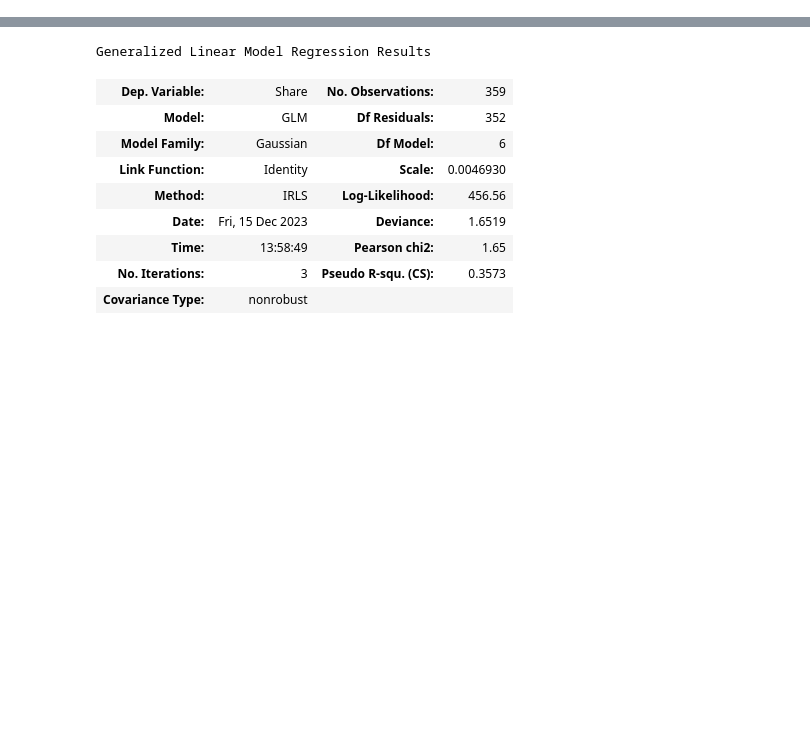
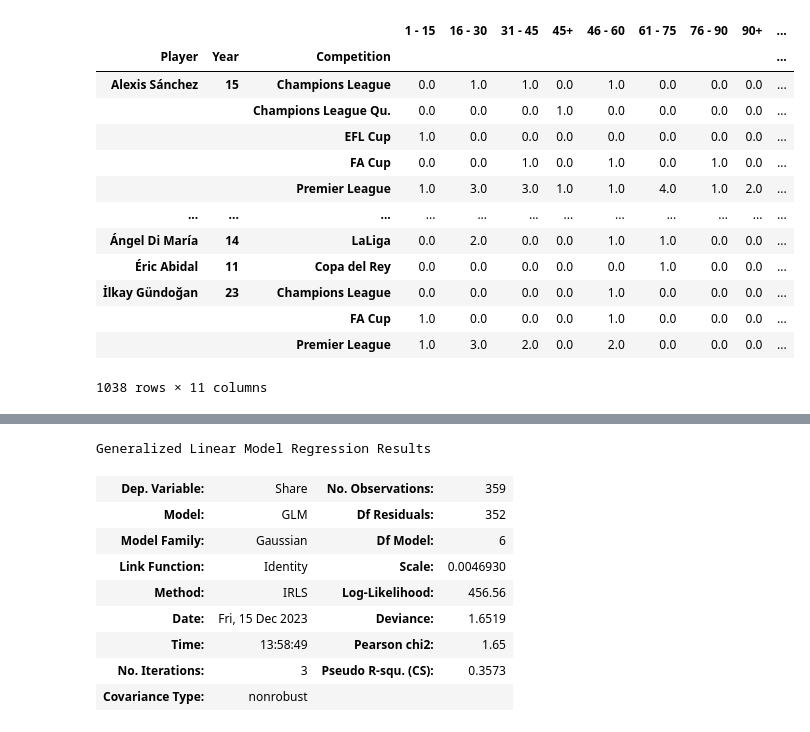
Before and after one commit to TheJarmanitor/outplayed, a Jupyter notebook: notebooks/baseline_glm.ipynb, the cells around one changed output, grey strips where cells are left out. Drawn from its saved outputs; the diff is of its cells as text; code cells hidden in the pictures; blank space fills up the shorter version.

```diff
--- a/notebooks/baseline_glm.ipynb
+++ b/notebooks/baseline_glm.ipynb
@@ -18,23 +34,51 @@ df = df.query('Season >= 8 & Season <=23')
 # %%
 bdo23 = ballon_dor.copy()
 # bdo23 = ballon_dor.query('Year == 23')
 bdo23 = bdo23[['Player', 'Share', 'Year']]
 
 stats23 = df.copy()
 stats23 = stats23.rename(columns={'Season' : 'Year'})
 stats23 = stats23.replace('-', 0)
 
 stats23 = pd.merge(stats23, bdo23, on=['Player', 'Year'], how='inner')
 
 # stats23 = pd.get_dummies(stats23, columns=['Competition'])
-stats23 = stats23.drop(columns=[ 'Club', 'Competition'])
+stats23 = stats23.drop(columns=[ 'Club'])
 
 stats23 = stats23.replace(np.nan, 0)
 stats23 = stats23.query('Share != -inf')
 
 stats23 = stats23.dropna(subset=stats23.select_dtypes(include=[float]).columns)
-stats23 = stats23.set_index('Player')
-stats23 = stats23.astype(float)
-aggs = {i: 'sum' for i in stats23.columns if i != 'Share'}
-aggs['Share'] = 'mean'
-stats23 = stats23.groupby(['Player', 'Year']).agg(aggs)
+# stats23 = stats23.set_index(['Player', 'Year'])
+
+# aggs = {i: 'sum' for i in stats23.columns if i not in  ['Share', 'Competition', 'Player', 'Year']}
+# aggs = {'Total' : 'sum'}
+# aggs['Share'] = 'mean'
+
+for i in stats23.columns:
+    if i not in ['Share', 'Competition', 'Player', 'Year']:
+        stats23[i] = stats23[i].astype(float)
+
+# stats23 = pd.get_dummies(stats23, columns=['Competition'])
+
+# stats23 = stats23.groupby(['Player', 'Year']).agg(aggs)
+# stats23 = stats23.astype(float)
+
+# stats23.reset_index(inplace=True)
+
+pd.pivot_table(stats23, index=['Player', 'Year', 'Competition'], aggfunc=np.sum)
+# %% [output]
+|  |  |  | 1 - 15 | 16 - 30 | 31 - 45 | 45+ | 46 - 60 | 61 - 75 | 76 - 90 | 90+ | ... |
+| Player | Year | Competition |  |  |  |  |  |  |  |  | ... |
+| Alexis Sánchez | 15 | Champions League | 0.0 | 1.0 | 1.0 | 0.0 | 1.0 | 0.0 | 0.0 | 0.0 | ... |
+|  |  | Champions League Qu. | 0.0 | 0.0 | 0.0 | 1.0 | 0.0 | 0.0 | 0.0 | 0.0 | ... |
+|  |  | EFL Cup | 1.0 | 0.0 | 0.0 | 0.0 | 0.0 | 0.0 | 0.0 | 0.0 | ... |
+|  |  | FA Cup | 0.0 | 0.0 | 1.0 | 0.0 | 1.0 | 0.0 | 1.0 | 0.0 | ... |
+|  |  | Premier League | 1.0 | 3.0 | 3.0 | 1.0 | 1.0 | 4.0 | 1.0 | 2.0 | ... |
+| ... | ... | ... | ... | ... | ... | ... | ... | ... | ... | ... | ... |
+| Ángel Di María | 14 | LaLiga | 0.0 | 2.0 | 0.0 | 0.0 | 1.0 | 1.0 | 0.0 | 0.0 | ... |
+| Éric Abidal | 11 | Copa del Rey | 0.0 | 0.0 | 0.0 | 0.0 | 0.0 | 1.0 | 0.0 | 0.0 | ... |
+| İlkay Gündoğan | 23 | Champions League | 0.0 | 0.0 | 0.0 | 0.0 | 1.0 | 0.0 | 0.0 | 0.0 | ... |
+|  |  | FA Cup | 1.0 | 0.0 | 0.0 | 0.0 | 1.0 | 0.0 | 0.0 | 0.0 | ... |
+|  |  | Premier League | 1.0 | 3.0 | 2.0 | 0.0 | 2.0 | 0.0 | 0.0 | 0.0 | ... |
+1038 rows × 11 columns
```
Also changed, not shown: parts of 11 cells of this notebook, 2 other files.
